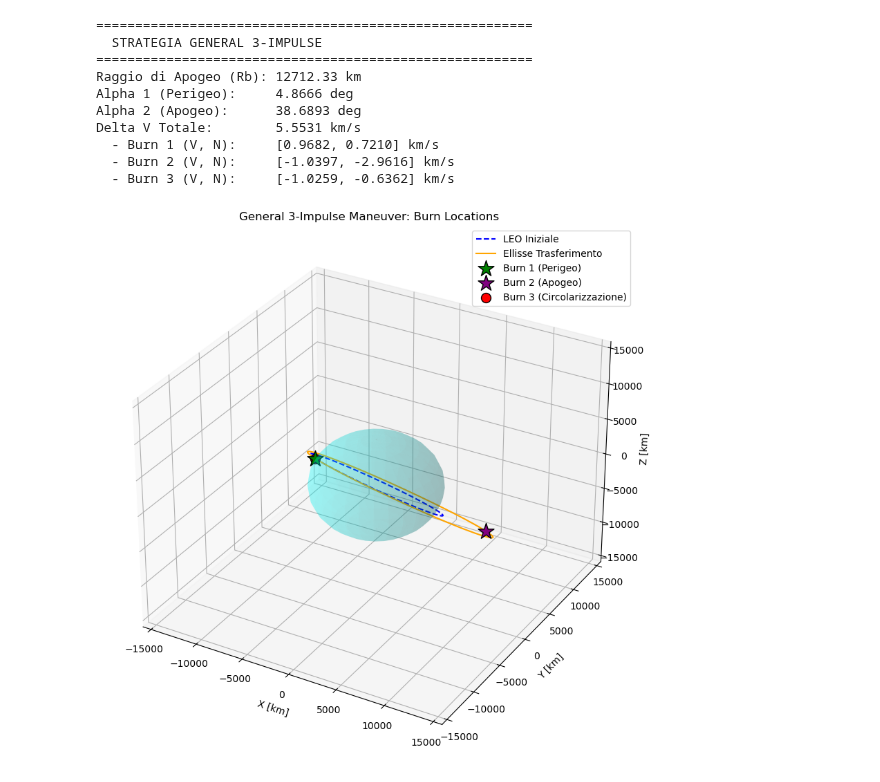
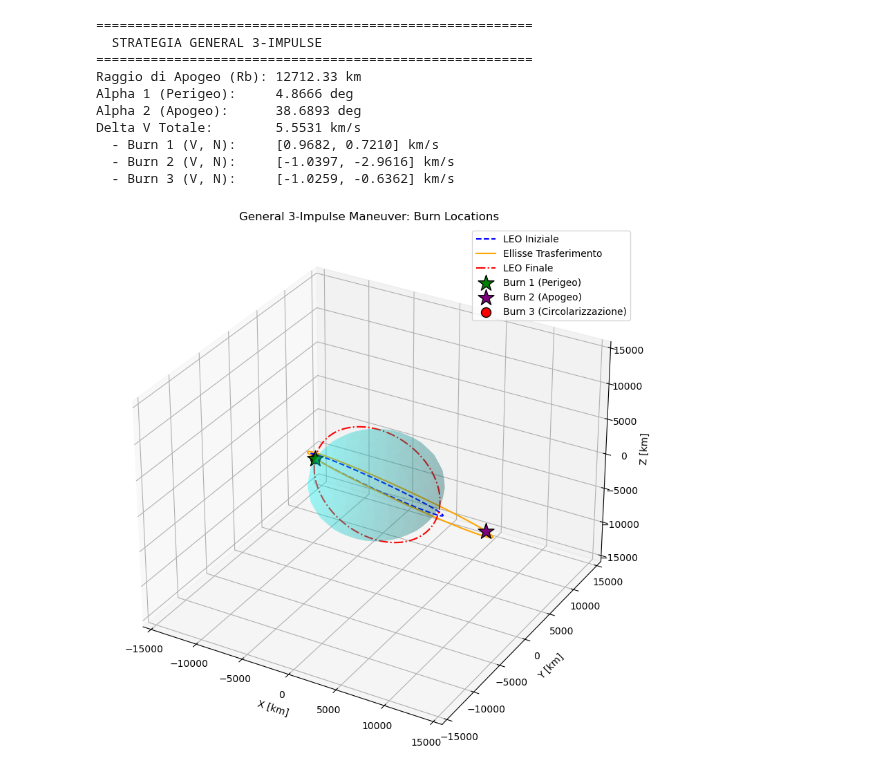
Before and after one commit to SimoneBisceglia/Orbital-Maneuvers-Portfolio, a Jupyter notebook: orekit/python/out_of_plane/03_General_3_Impulse.ipynb, the cells around one changed output. Saved outputs shown, nothing was run; the diff lists cells and outputs as text; code cells hidden in the pictures.

```diff
--- a/orekit/python/out_of_plane/03_General_3_Impulse.ipynb
+++ b/orekit/python/out_of_plane/03_General_3_Impulse.ipynb
@@ -84,8 +84,7 @@ inertial_frame = FramesFactory.getEME2000()
 utc = TimeScalesFactory.getUTC()
 initial_date = AbsoluteDate(2026, 6, 18, 12, 0, 0.0, utc)
 
-# Orbita 1: LEO Iniziale (Usiamo u1 come anomalia iniziale)
-# Nota: u1 è quello calcolato geometricamente nel primo script
+# Orbita 1: LEO Iniziale
 u1 = np.arccos((-np.cos(inc2) + np.cos(theta)*np.cos(inc1)) / (np.sin(theta)*np.sin(inc1)))
 orb1 = KeplerianOrbit(float(R1), 0.0, float(inc1), 0.0, float(RAAN1), float(u1), PositionAngleType.TRUE, inertial_frame, initial_date, float(mu))
 
@@ -93,7 +92,9 @@ orb1 = KeplerianOrbit(float(R1), 0.0, float(inc1), 0.0, float(RAAN1), float(u1),
 e_trans = (Rb_opt - R1) / (Rb_opt + R1)
 orb_trans = KeplerianOrbit(float(atr_opt), float(e_trans), float(inc1), 0.0, float(RAAN1), float(u1), PositionAngleType.TRUE, inertial_frame, initial_date, float(mu))
 
-# Funzione per estrarre le coordinate in km
+# Orbita 3: LEO Finale (Target)
+orb2 = KeplerianOrbit(float(R1), 0.0, float(inc2), 0.0, float(RAAN2), 0.0, PositionAngleType.TRUE, inertial_frame, initial_date, float(mu))
+
 def get_orbit_coords(orbit, num_points=300):
     T = orbit.getKeplerianPeriod()
     times = np.linspace(0, T, num_points)
@@ -102,20 +103,19 @@ def get_orbit_coords(orbit, num_points=300):
               [orbit.shiftedBy(float(dt)).getPVCoordinates().getPosition().getZ()/1000 for dt in times]
     return x, y, z
 
+# Estrazione coordinate
 x1, y1, z1 = get_orbit_coords(orb1)
 xt, yt, zt = get_orbit_coords(orb_trans, 600)
+x2, y2, z2 = get_orbit_coords(orb2)
 
 # --- CALCOLO COORDINATE DEI BURN (GENERAL) ---
-# Burn 1: Perigeo (t=0)
 pos_b1 = orb1.getPVCoordinates().getPosition()
 xb1, yb1, zb1 = pos_b1.getX()/1000, pos_b1.getY()/1000, pos_b1.getZ()/1000
 
-# Burn 2: Apogeo dell'ellisse (t = metà periodo ellittico)
 dt_apogee = float(orb_trans.getKeplerianPeriod() / 2.0)
 pos_b2 = orb_trans.shiftedBy(dt_apogee).getPVCoordinates().getPosition()
 xb2, yb2, zb2 = pos_b2.getX()/1000, pos_b2.getY()/1000, pos_b2.getZ()/1000
 
-# Burn 3: Ritorno al perigeo (t = periodo intero)
 pos_b3 = orb_trans.shiftedBy(float(orb_trans.getKeplerianPeriod())).getPVCoordinates().getPosition()
 xb3, yb3, zb3 = pos_b3.getX()/1000, pos_b3.getY()/1000, pos_b3.getZ()/1000
 
@@ -126,38 +126,35 @@ ax = fig.add_subplot(111, projection='3d')
 # Terra
 u, v = np.mgrid[0:2*np.pi:30j, 0:np.pi:15j]
 ax.plot_surface((R_Earth/1000)*np.cos(u)*np.sin(v), (R_Earth/1000)*np.sin(u)*np.sin(v), (R_Earth/1000)*np.cos(v), color='cyan', alpha=0.2)
 
 # Traiettorie
 ax.plot(x1, y1, z1, label='LEO Iniziale', color='blue', linestyle='--')
 ax.plot(xt, yt, zt, label='Ellisse Trasferimento', color='orange')
+ax.plot(x2, y2, z2, label='LEO Finale', color='red', linestyle='-.')
 
-# DISEGNO DEI MARKER (Usa marker diversi o offset per Burn 1 e 3)
-# Burn 1: Stella verde
+# Marker
 ax.scatter([xb1], [yb1], [zb1], color='green', s=300, marker='*', edgecolor='black', label='Burn 1 (Perigeo)', zorder=5)
+ax.scatter([xb2], [yb2], [zb2], color='purple', s=300, marker='*', edgecolor='black', label='Burn 2 (Apogeo)', zorder=5)
+ax.scatter([xb3], [yb3], [zb3], color='red', s=100, marker='o', edgecolor='black', label='Burn 3 (Circolarizzazione)', zorder=4)
 
-# Burn 2: Stella viola
-ax.scatter([xb2], [yb2], [zb2], color='purple', s=300, marker='*', edgecolor='black', label='Burn 2 (Apogeo)', zorder=5)
-
-# Burn 3: Stella rossa (usa un marker diverso, es. un cerchio 'o', per vederlo sotto la stella verde)
-ax.scatter([xb3], [yb3], [zb3], color='red', s=100, marker='o', edgecolor='black', label='Burn 3 (Circolarizzazione)', zorder=4)
 # Vista
 lim = Rb_opt / 800.0
 ax.set_xlim([-lim, lim]); ax.set_ylim([-lim, lim]); ax.set_zlim([-lim, lim])
 ax.set_xlabel('X [km]'); ax.set_ylabel('Y [km]'); ax.set_zlabel('Z [km]')
 ax.set_title('General 3-Impulse Maneuver: Burn Locations')
 ax.legend()
 
 fig.savefig('general_3_impulse_plot.png', dpi=300, bbox_inches='tight')
 plt.show()
 # %% [output]
 ========================================================
   STRATEGIA GENERAL 3-IMPULSE
 ========================================================
 Raggio di Apogeo (Rb): 12712.33 km
 Alpha 1 (Perigeo):     4.8666 deg
 Alpha 2 (Apogeo):      38.6893 deg
 Delta V Totale:        5.5531 km/s
   - Burn 1 (V, N):     [0.9682, 0.7210] km/s
   - Burn 2 (V, N):     [-1.0397, -2.9616] km/s
   - Burn 3 (V, N):     [-1.0259, -0.6362] km/s
-[figure, old version]
+[figure, new version]
```
Also changed, not shown: 1 other file.
